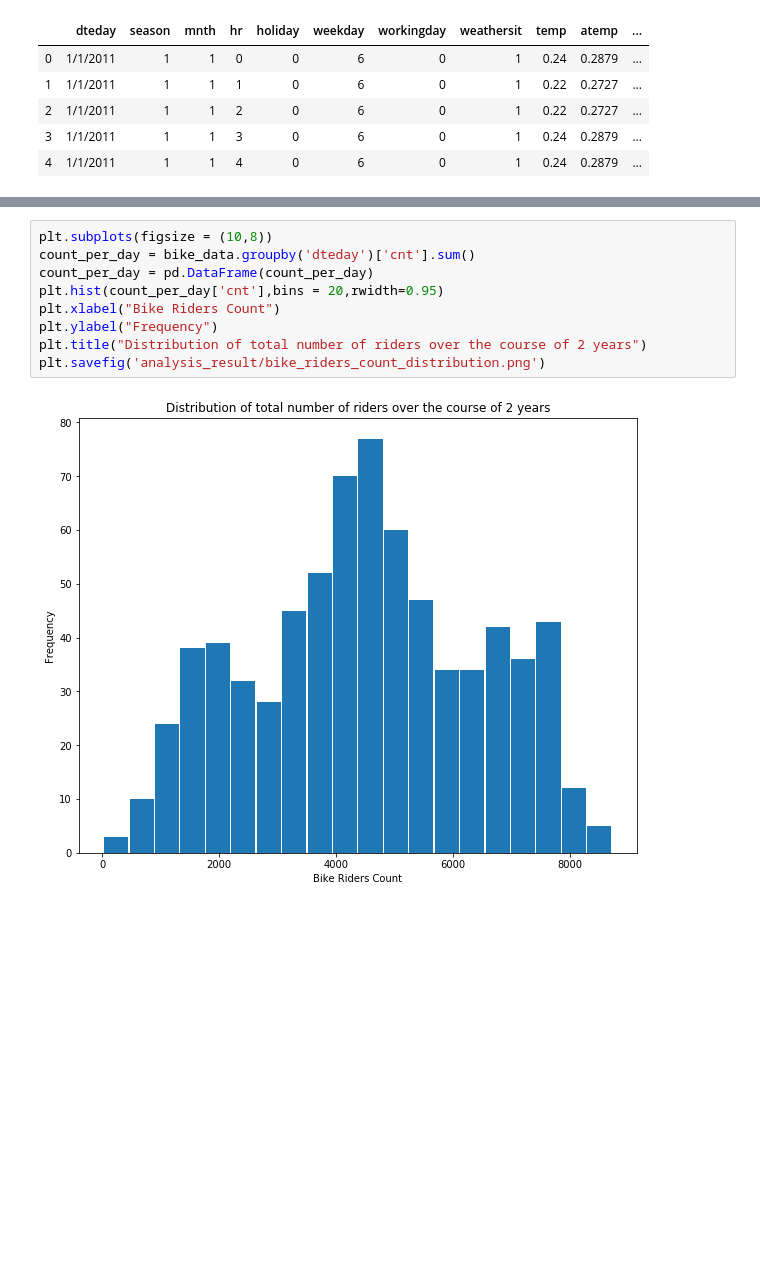
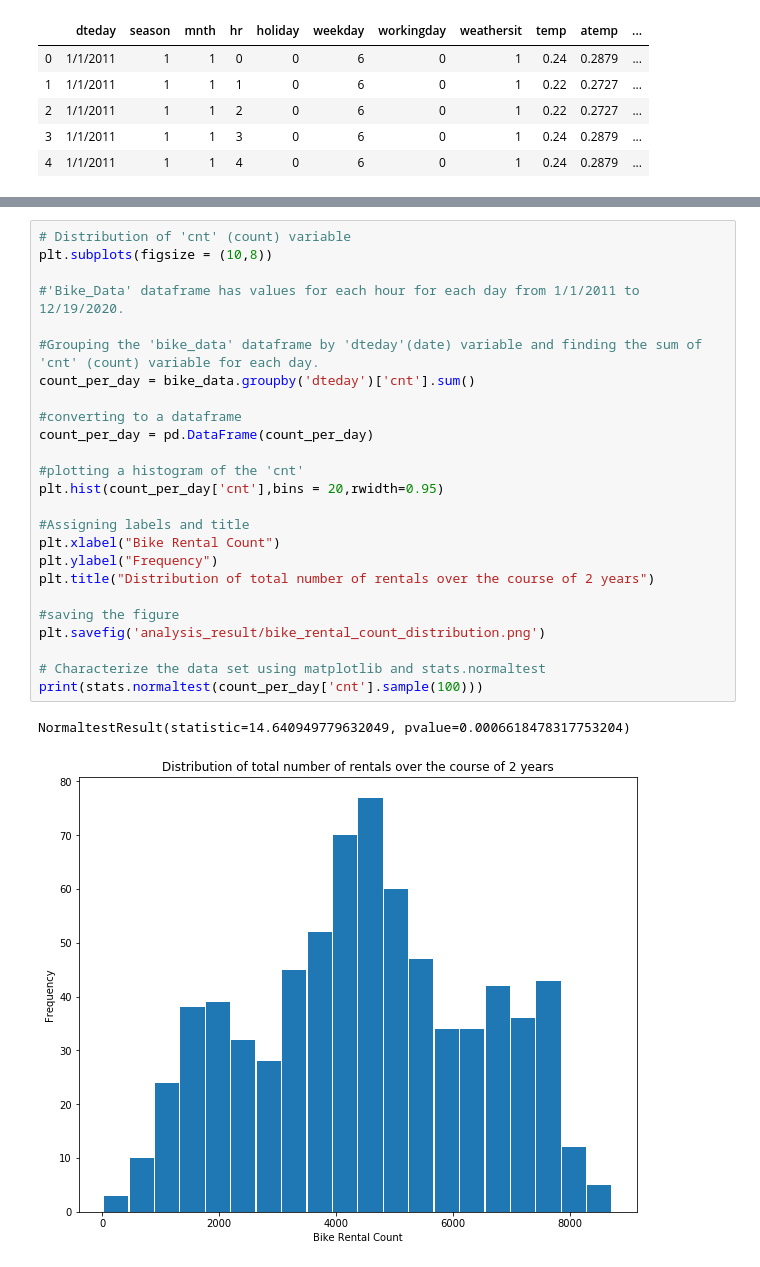
Before and after one commit to Sasmita28/Bike-Share-Analysis, a Jupyter notebook: project_one_bike_sharing_sm.ipynb, the cells around one changed output, grey strips where cells are left out. Cells and saved outputs as stored; diff of their text form; blank space fills up the shorter version.

```diff
--- a/project_one_bike_sharing_sm.ipynb
+++ b/project_one_bike_sharing_sm.ipynb
@@ -109,16 +111,33 @@ bike_data.head()
 | 3 | 1/1/2011 | 1 | 1 | 3 | 0 | 6 | 0 | 1 | 13 | 49.71 | ... |
 | 4 | 1/1/2011 | 1 | 1 | 4 | 0 | 6 | 0 | 1 | 1 | 49.71 | ... |
 # %%
+# Distribution of 'cnt' (count) variable
 plt.subplots(figsize = (10,8))
+
+#'Bike_Data' dataframe has values for each hour for each day from 1/1/2011 to 12/19/2020.
+
+#Grouping the 'bike_data' dataframe by 'dteday'(date) variable and finding the sum of 'cnt' (count) variable for each day.
 count_per_day = bike_data.groupby('dteday')['cnt'].sum()
+
+#converting to a dataframe
 count_per_day = pd.DataFrame(count_per_day)
+
+#plotting a histogram of the 'cnt'
 plt.hist(count_per_day['cnt'],bins = 20,rwidth=0.95)
-plt.xlabel("Bike Riders Count")
+
+#Assigning labels and title
+plt.xlabel("Bike Rental Count")
 plt.ylabel("Frequency")
-plt.title("Distribution of total number of riders over the course of 2 years")
-plt.savefig('analysis_result/bike_riders_count_distribution.png')
+plt.title("Distribution of total number of rentals over the course of 2 years")
+
+#saving the figure
+plt.savefig('analysis_result/bike_rental_count_distribution.png')
+
+# Characterize the data set using matplotlib and stats.normaltest
+print(stats.normaltest(count_per_day['cnt'].sample(100)))
 # %% [output]
+NormaltestResult(statistic=14.640949779632049, pvalue=0.0006618478317753204)
-[figure, old version]
+[figure, new version]
 # %%
 # Now we will see the relation bewteen count and weather
 
```
Also changed, not shown: parts of 11 cells of this notebook, 8 other files.
